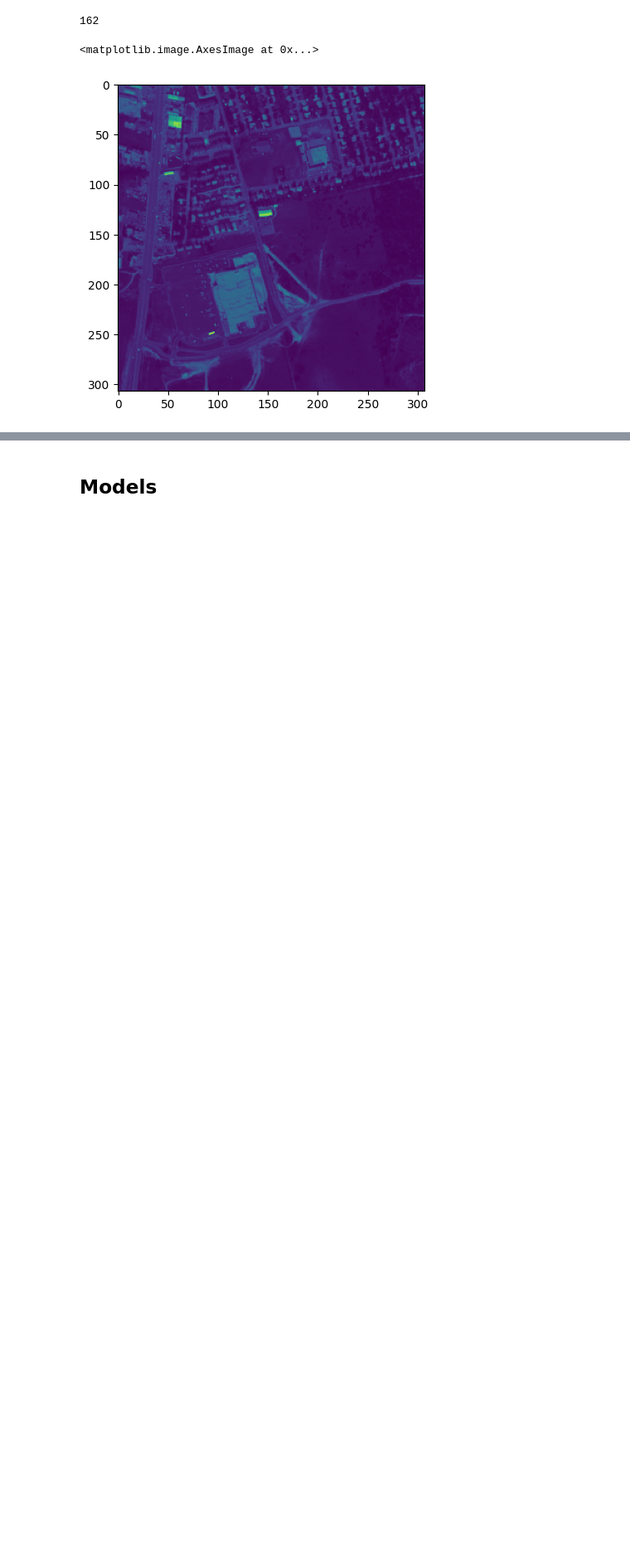
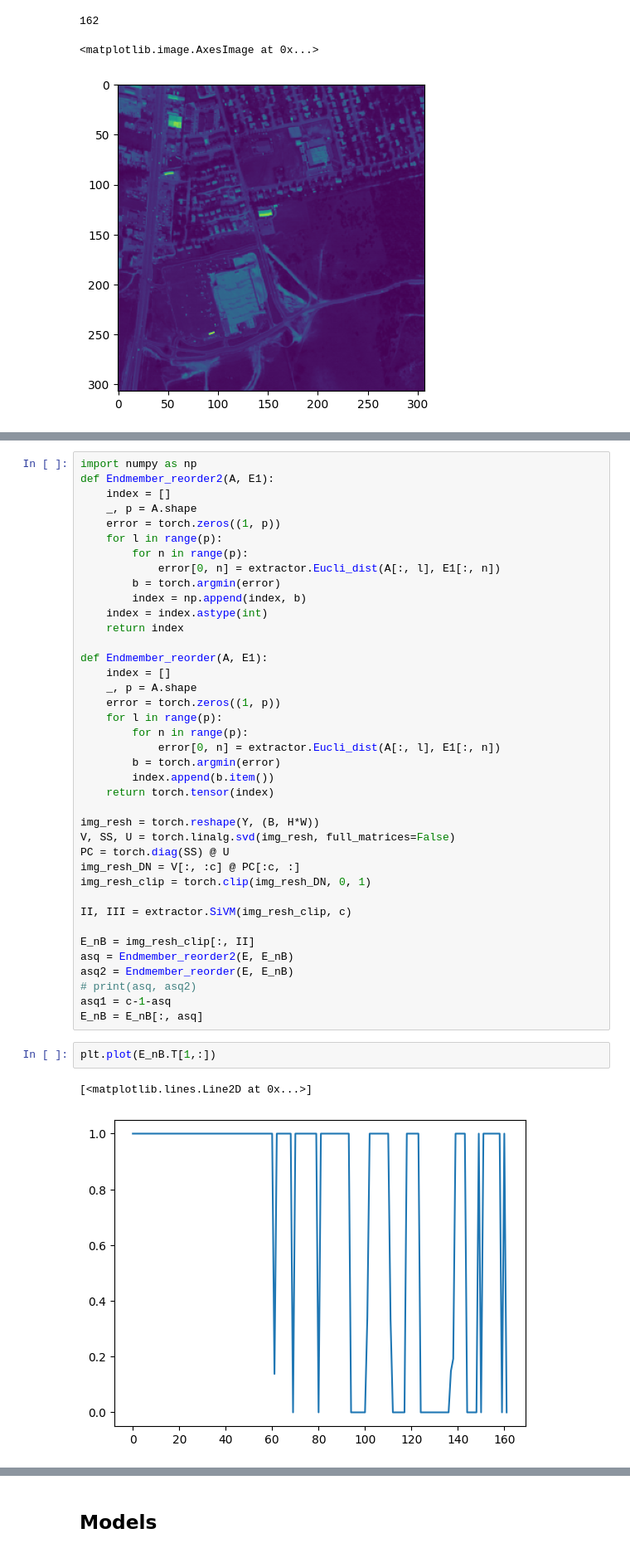
Before and after one commit to edabier/SS-HSU_benchmark, a Jupyter notebook: global_test.ipynb, the cells around one changed output, grey strips where cells are left out. Shown at 83% size. Cells and saved outputs as stored; diff of their text form; blank space fills up the shorter version.

```diff
--- a/global_test.ipynb
+++ b/global_test.ipynb
@@ -41,0 +47,44 @@ plt.imshow(Y.cpu()[10,:,:])
+# %%
+import numpy as np
+def Endmember_reorder2(A, E1):
+    index = []
+    _, p = A.shape
+    error = torch.zeros((1, p))
+    for l in range(p):
+        for n in range(p):
+            error[0, n] = extractor.Eucli_dist(A[:, l], E1[:, n])
+        b = torch.argmin(error)
+        index = np.append(index, b)
+    index = index.astype(int)
+    return index
+
+def Endmember_reorder(A, E1):
+    index = []
+    _, p = A.shape
+    error = torch.zeros((1, p))
+    for l in range(p):
+        for n in range(p):
+            error[0, n] = extractor.Eucli_dist(A[:, l], E1[:, n])
+        b = torch.argmin(error)
+        index.append(b.item())
+    return torch.tensor(index)
+
+img_resh = torch.reshape(Y, (B, H*W))
+V, SS, U = torch.linalg.svd(img_resh, full_matrices=False)
+PC = torch.diag(SS) @ U
+img_resh_DN = V[:, :c] @ PC[:c, :]
+img_resh_clip = torch.clip(img_resh_DN, 0, 1)
+
+II, III = extractor.SiVM(img_resh_clip, c)
+
+E_nB = img_resh_clip[:, II]
+asq = Endmember_reorder2(E, E_nB)
+asq2 = Endmember_reorder(E, E_nB)
+# print(asq, asq2)
+asq1 = c-1-asq
+E_nB = E_nB[:, asq]
+# %%
+plt.plot(E_nB.T[1,:])
+# %% [output]
+[<matplotlib.lines.Line2D at 0x...>]
+[figure, added]
```
Also changed, not shown: parts of 6 cells of this notebook, 5 other files.
